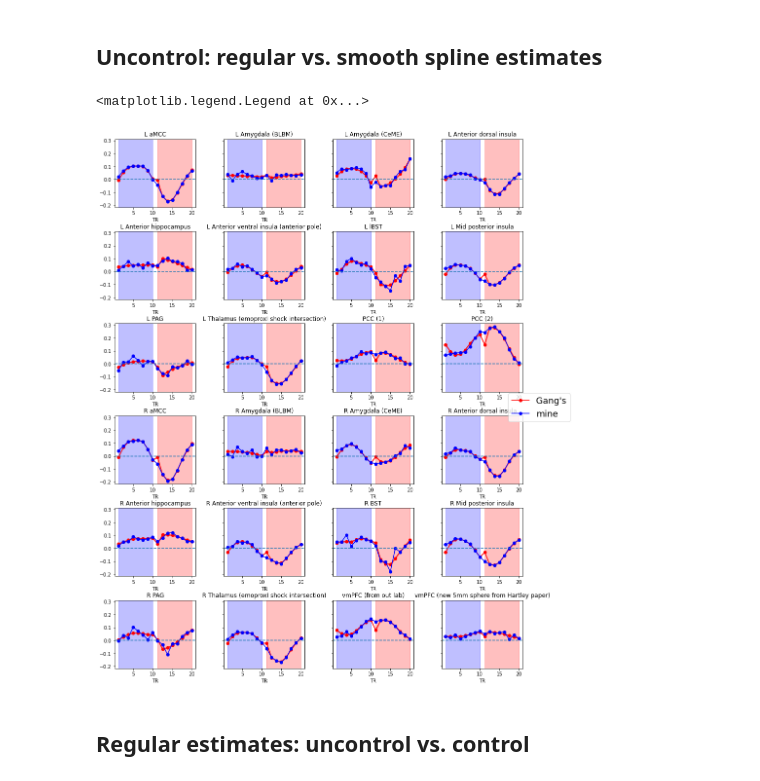
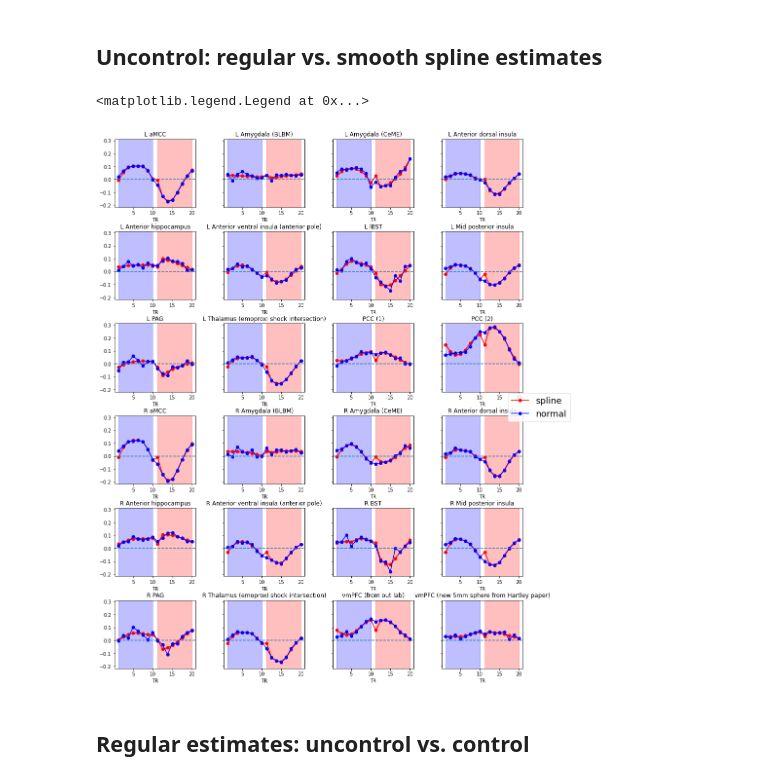
Before and after one commit to chirag90in/eCON_old, a Jupyter notebook: 00e-near-miss-results.ipynb, the cells around one changed output. Cells and saved outputs as stored; diff of their text form; code cells hidden in the pictures.

```diff
--- a/00e-near-miss-results.ipynb
+++ b/00e-near-miss-results.ipynb
@@ -284,14 +285,14 @@ fig.subplots_adjust(wspace=0.35,hspace=0.35)
 for i, roi in enumerate(rois):
     gang = resp[(resp['ROI']==roi) & (resp['Group']=='control')]
 
-    axes[i].plot(t,gang['response'],label="Gang's",color='red',marker='o')
+    axes[i].plot(t,gang['response'],label="spline",color='red',marker='o')
     axes[i].fill_between(t,
                          gang['response'] - (critT*(gang['se']/np.sqrt(61))),
                          gang['response'] + (critT*(gang['se']/np.sqrt(61))),
                          alpha=0.3,color='red')
 
     chirag = mean_resp[(mean_resp['ROI']==roi) & (mean_resp['Group']=='control')]
-    axes[i].plot(t,chirag['response'],label='mine',color='blue',marker='o')
+    axes[i].plot(t,chirag['response'],label='normal',color='blue',marker='o')
 
     axes[i].axvspan(xmin=1.25,xmax=10,color='blue',alpha=0.25)
     axes[i].axvspan(xmin=11.25,xmax=20,color='red',alpha=0.25)
@@ -313,36 +314,36 @@ fig.legend(axes[i].get_legend_handles_labels()[0],
 # %%
 fig, axes = plt.subplots(nrows=6,ncols=4,figsize=(15,20),sharey=True)
 axes = axes.flatten()
 
 fig.subplots_adjust(wspace=0.35,hspace=0.35)
 
 for i, roi in enumerate(rois):
     gang = resp[(resp['ROI']==roi) & (resp['Group']=='uncontrol')]
 
-    axes[i].plot(t,gang['response'],label="Gang's",color='red',marker='o')
+    axes[i].plot(t,gang['response'],label="spline",color='red',marker='o')
     axes[i].fill_between(t,
                          gang['response'] - (critT*(gang['se']/np.sqrt(61))),
                          gang['response'] + (critT*(gang['se']/np.sqrt(61))),
                          alpha=0.3,color='red')
 
     chirag = mean_resp[(mean_resp['ROI']==roi) & (mean_resp['Group']=='uncontrol')]
-    axes[i].plot(t,chirag['response'],label='mine',color='blue',marker='o')
+    axes[i].plot(t,chirag['response'],label='normal',color='blue',marker='o')
 
     axes[i].axvspan(xmin=1.25,xmax=10,color='blue',alpha=0.25)
     axes[i].axvspan(xmin=11.25,xmax=20,color='red',alpha=0.25)
 
     axes[i].axhline(y=0,linestyle = '--')
     axes[i].set_title(roi)
     axes[i].set_xlabel('TR')
 
 fig.legend(axes[i].get_legend_handles_labels()[0],
        labels=axes[i].get_legend_handles_labels()[1],
        loc='center right',
        #bbox_to_anchor=[1,1],
        fontsize=18)
 # %% [output]
 <matplotlib.legend.Legend at 0x...>
-[figure, old version]
+[figure, new version]
 # %% [markdown]
 ## Regular estimates: uncontrol vs. control
 # %%
```
Also changed, not shown: parts of 12 cells of this notebook, 2 other files.
